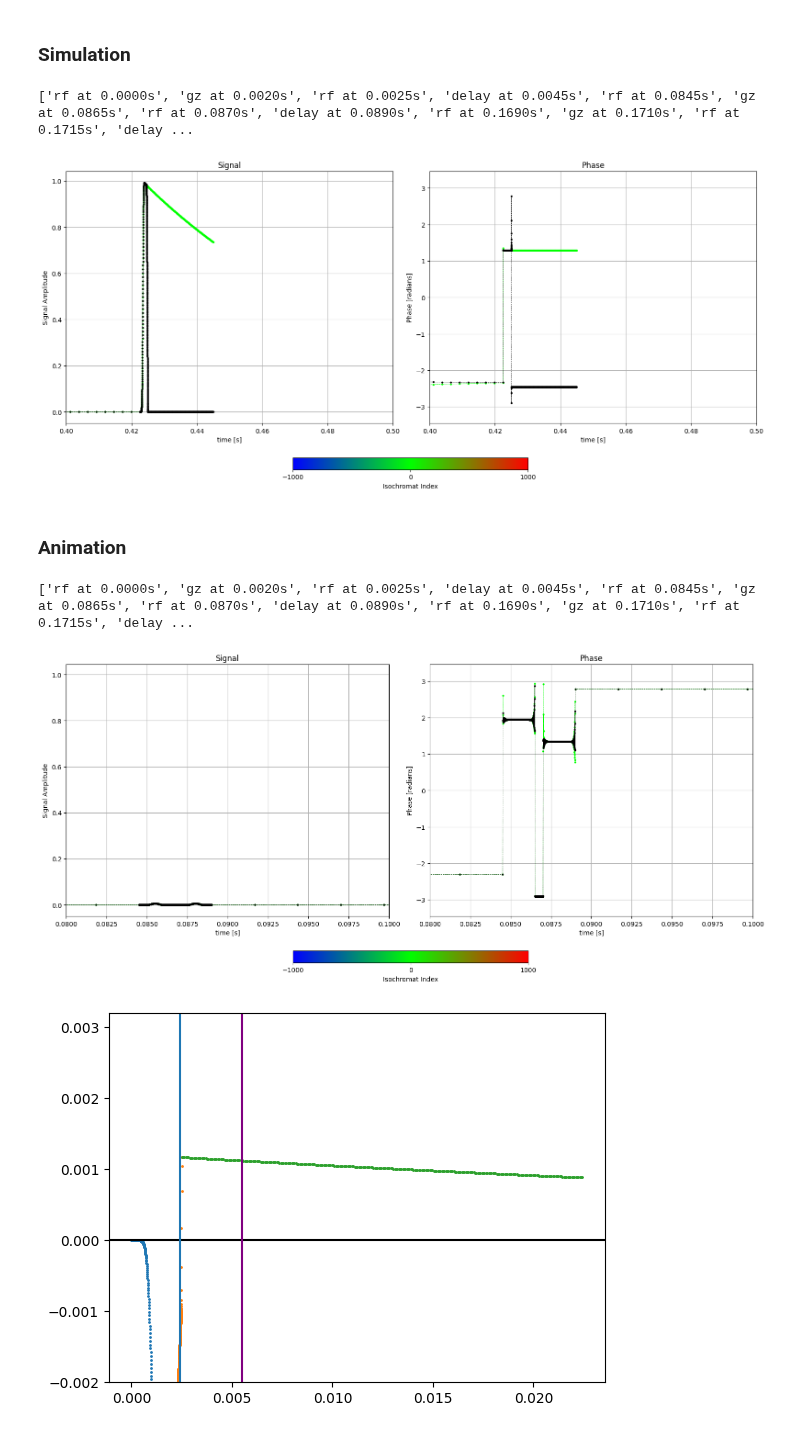
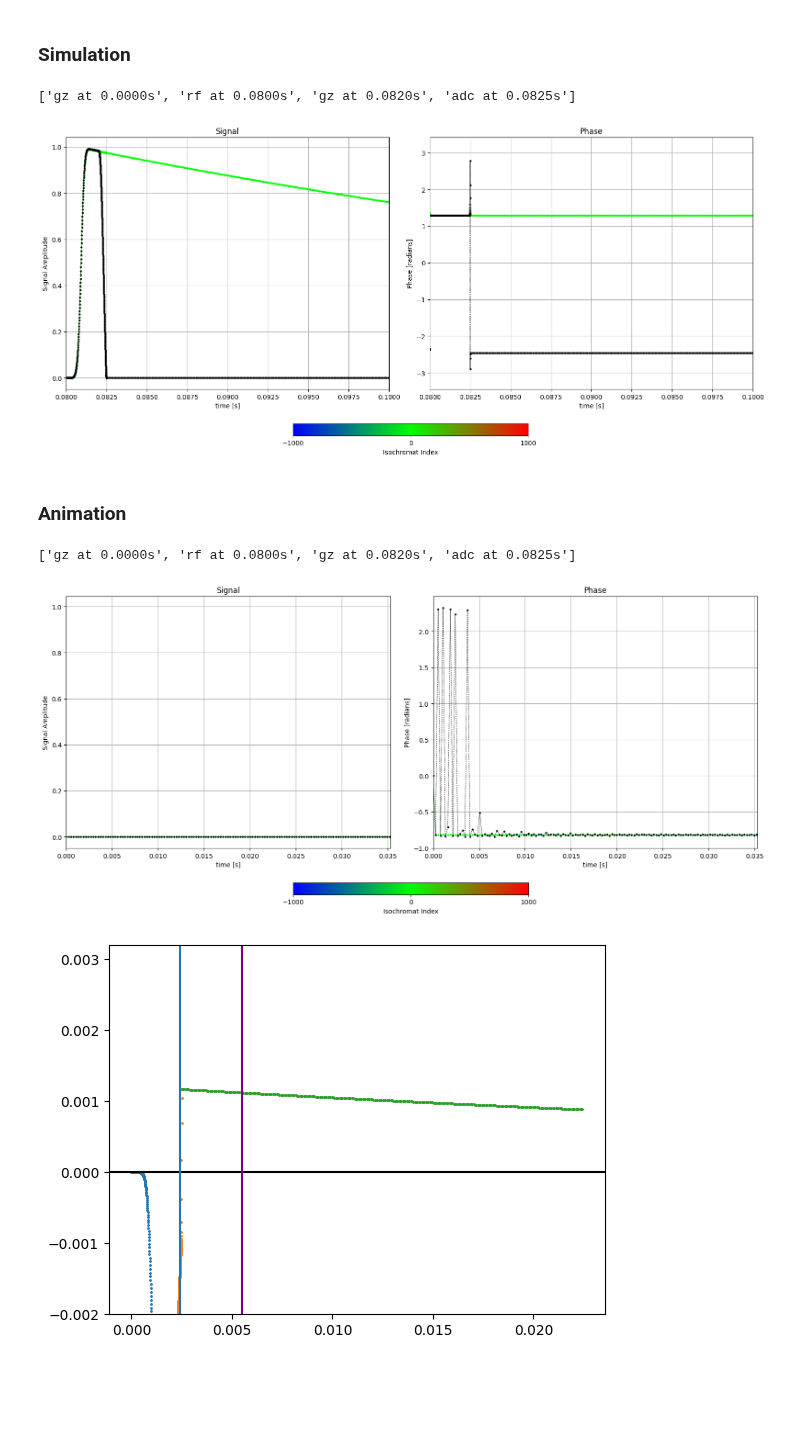
Before and after one commit to dantona02/optim, a Jupyter notebook: testing.ipynb, the cells around one changed output. Cells and saved outputs as stored; diff of their text form; code cells hidden in the pictures; blank space fills up the shorter version.

```diff
--- a/testing.ipynb
+++ b/testing.ipynb
@@ -19,7 +19,7 @@ config_path = 'sim_lib/config_1pool.yaml'
 adc_time = 20e-3
 retun_zmag = False
 show_plot = False
-n_backlog = 'ALL'
+n_backlog = 3 #'ALL'
 webhook = False
 plt_range = [0, 4]
 iso_select = [-5,0,5]
@@ -35,28 +35,28 @@ sim = simulate(config_file=config_path,
                    webhook=webhook,
                    plt_range=plt_range)  # simulation mac
 # %% [output]
-['rf at 0.0000s', 'gz at 0.0020s', 'rf at 0.0025s', 'delay at 0.0045s', 'rf at 0.0845s', 'gz at 0.0865s', 'rf at 0.0870s', 'delay at 0.0890s', 'rf at 0.1690s', 'gz at 0.1710s', 'rf at 0.1715s', 'delay ...
+['gz at 0.0000s', 'rf at 0.0800s', 'gz at 0.0820s', 'adc at 0.0825s']
 # %%
 # sim.print_params()
 # %%
 from bmc.utils.eval import plot_sim
 time, m_z, m_z_total, m_c, m_c_total = sim.get_mag(return_cest_pool=False)
 
 iso_select = [0]
 plt_range = [0.0, 0.0353] #1ETM
 # plt_range = [0.0675, 0.074] #5ETM
 # plt_range = [0.1250, 0.141] #10ETM
 # plt_range = [0.0675, 0.09]
+# plt_range = [0.08, 0.1]
 plt_range = [0.08, 0.1]
-plt_range = [0.4, 0.5]
 
 # _ = plot_sim(m_out=[m_z, m_z_total], time=time, plt_range=plt_range, iso_select=iso_select)
 _ = plot_sim(m_out=[m_c, m_c_total], time=time, plt_range=plt_range, iso_select=iso_select)
 
 m_trans_plus = np.abs(m_c_total)[-900:]
 m_z_plus = m_z_total
 # %% [output]
-[figure, old version]
+[figure, new version]
 # %% [markdown]
 ### Animation
 # %%
@@ -89,7 +89,7 @@ sim_minus = simulate(config_file=config_path,
                    webhook=webhook,
                    plt_range=plt_range)  # simulation mac
 # %% [output]
-['rf at 0.0000s', 'gz at 0.0020s', 'rf at 0.0025s', 'delay at 0.0045s', 'rf at 0.0845s', 'gz at 0.0865s', 'rf at 0.0870s', 'delay at 0.0890s', 'rf at 0.1690s', 'gz at 0.1710s', 'rf at 0.1715s', 'delay ...
+['gz at 0.0000s', 'rf at 0.0800s', 'gz at 0.0820s', 'adc at 0.0825s']
 # %%
 from bmc.utils.eval import plot_sim
 time, m_z, m_z_total, m_c, m_c_total = sim_minus.get_mag(return_cest_pool=False)
@@ -103,13 +103,14 @@ plt_range = [0.0, 0.0353] #1ETM
 # plt_range = [0.8275, 1.048] #wex
 # plt_range = [0.08, 0.11]
 plt_range = [0.08, 0.1]
+plt_range = [0.0, 0.0353]
 
 # _ = plot_sim(m_out=[m_z, m_z_total], time=time, plt_range=plt_range, iso_select=iso_select)
 _ = plot_sim(m_out=[m_c, m_c_total], time=time, plt_range=plt_range, iso_select=iso_select)
 
 m_trans_minus = np.abs(m_c_total)[-900:]
 # %% [output]
-[figure, old version]
+[figure, new version]
 # %%
 x_rf = np.arange(0, 2e-3, 2e-3/300)
 x_spoil = np.arange(2e-3,2.5e-3, 0.5e-3/300) #0.5ms spoil
```
Also changed, not shown: parts of 3 cells of this notebook, 5 other files.
